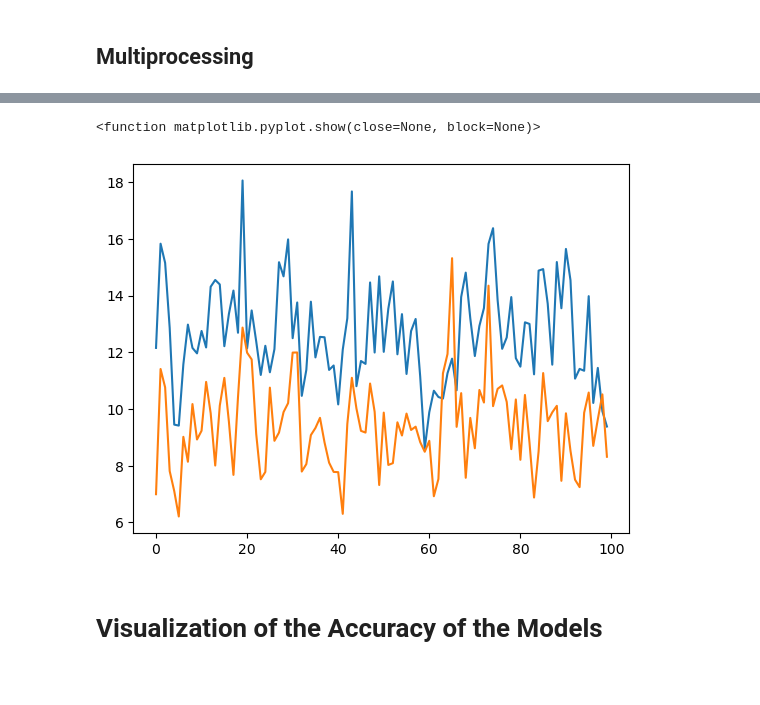
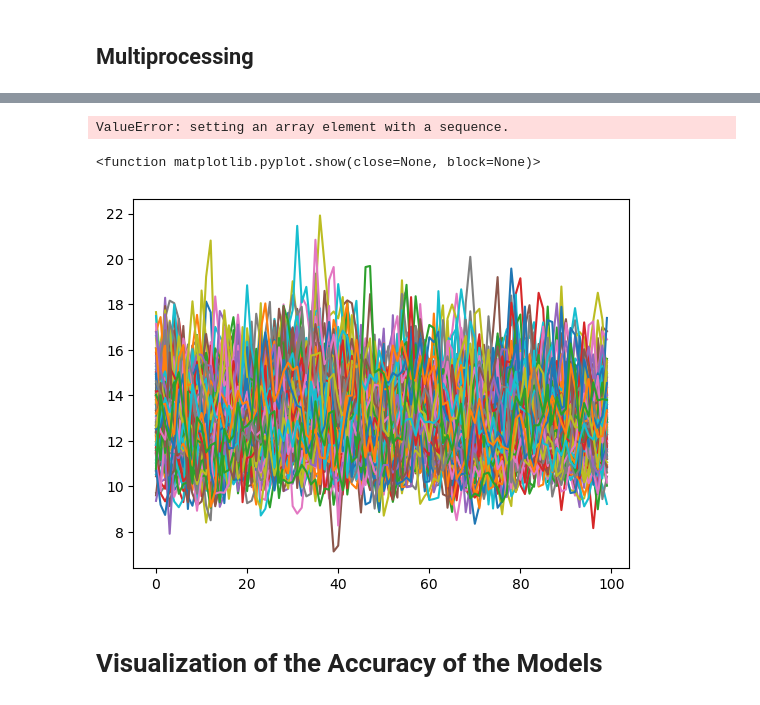
Before and after one commit to ncsl/decoding-decision-making, a Jupyter notebook: EFRI Data Analysis LDA.ipynb, the cells around one changed output, grey strips where cells are left out. Drawn from its saved outputs; the diff is of its cells as text; code cells hidden in the pictures.

```diff
--- a/EFRI Data Analysis LDA.ipynb
+++ b/EFRI Data Analysis LDA.ipynb
@@ -197,5 +122,2 @@ for indices in card_value_indices:
-# %%
-for i in range(len(card_value_indices)):
-    print(y_shuffled[card_value_indices[i]].sum()/len(card_value_indices[i]))
 # %%
 def shuffle_y(y):
@@ -261,0 +167,2 @@ array([[12.15670562, 15.83160942, 15.1558597 , ..., 11.45073577,
+# %%
+sub6_shuffled_t_values = np.load('t_values/Subject06_shuffled_tvalues.npy')
@@ -261,0 +181,2 @@ array([[12.15670562, 15.83160942, 15.1558597 , ..., 11.45073577,
+# %%
+sub6_t_values = np.load('t_values/Subject06_tvalues.npy')
@@ -262,10 +222,18 @@ array([[12.15670562, 15.83160942, 15.1558597 , ..., 11.45073577,
+# %%
+all_t_values = np.zeros(100)
+
+for i in range(100):
+    all_t_values[i] = ttest_ind(sub6_t_values[:][:],sub6_shuffled_t_values[i][:][:])
+# %% [output]
+ValueError: setting an array element with a sequence.
 # %%
-plt.plot(results[0][0])
-plt.plot(results[1][0])
+for i in range(num_channels):
+    plt.plot(sub6_shuffled_t_values[0][i])
+#plt.plot(results[1][0])
 plt.show
 # %% [output]
 <function matplotlib.pyplot.show(close=None, block=None)>
-[figure, old version]
+[figure, new version]
 # %%
 import itertools
 from joblib import Parallel, delayed
```
Also changed, not shown: parts of 31 cells of this notebook.
